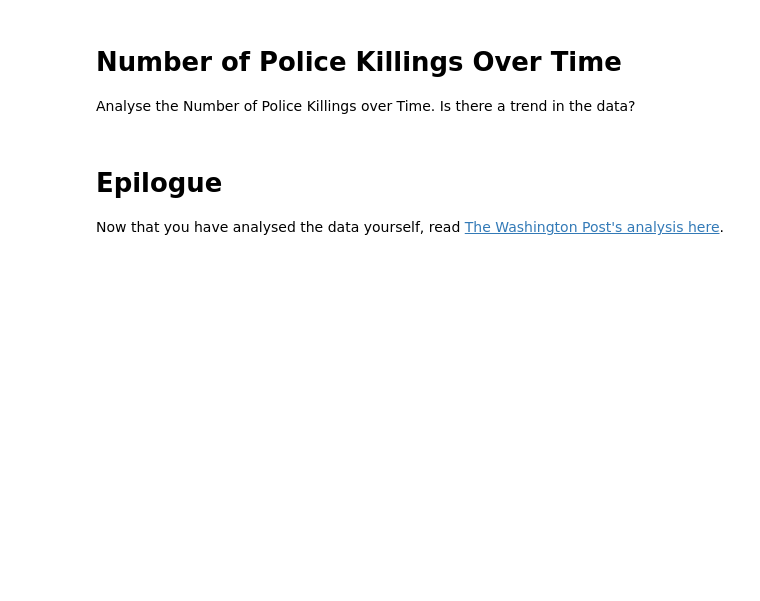
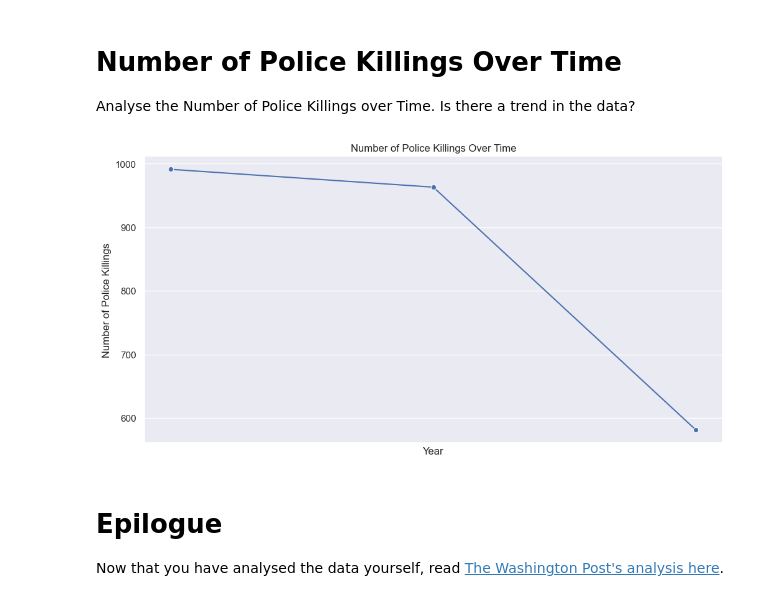
Before and after one commit to IgorLeonenko/python_learning, a Jupyter notebook: day_100/Fatal_Force_(start).ipynb, the cells around one changed output. Cells and saved outputs as stored; diff of their text form; code cells hidden in the pictures; blank space fills up the shorter version.

```diff
--- a/day_100/Fatal_Force_(start).ipynb
+++ b/day_100/Fatal_Force_(start).ipynb
@@ -461,6 +461,27 @@ Which states are the most dangerous? Compare your map with your previous chart.
 # Number of Police Killings Over Time
 
 Analyse the Number of Police Killings over Time. Is there a trend in the data?
+# %%
+import matplotlib.dates as mdates
+
+df_fatalities['date'] = pd.to_datetime(df_fatalities['date'], errors='coerce')
+
+# Grouping the data by year to analyze the trend over time
+killings_by_year = df_fatalities['date'].groupby(df_fatalities.date.dt.year).agg('count')
+
+# Creating a line plot to show the trend over time
+plt.figure(figsize=(12, 6))
+sns.lineplot(x=killings_by_year.index, y=killings_by_year.values, marker='o')
+
+plt.title('Number of Police Killings Over Time')
+plt.xlabel('Year')
+plt.ylabel('Number of Police Killings')
+plt.gca().xaxis.set_major_formatter(mdates.DateFormatter('%Y'))
+plt.gca().xaxis.set_major_locator(mdates.YearLocator())
+
+plt.show()
+# %% [output]
+[figure, added]
 # %% [markdown]
 # Epilogue
 
```
